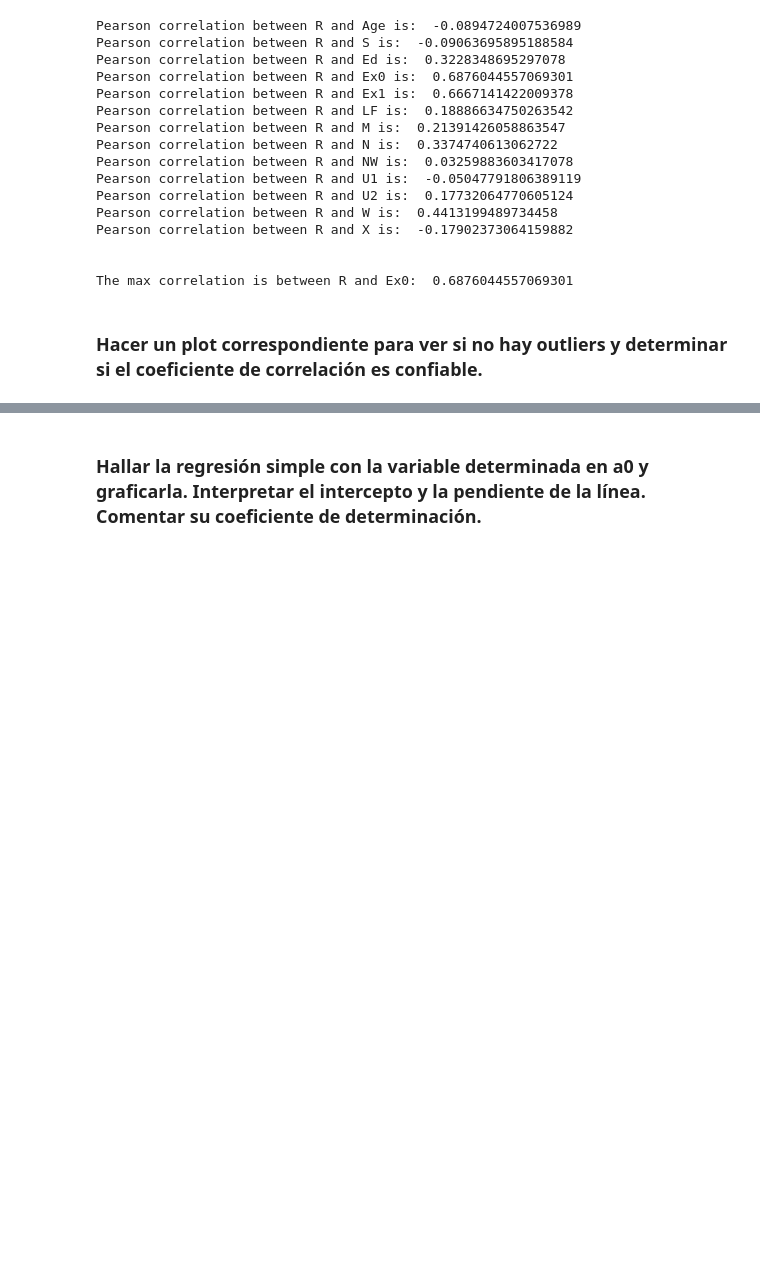
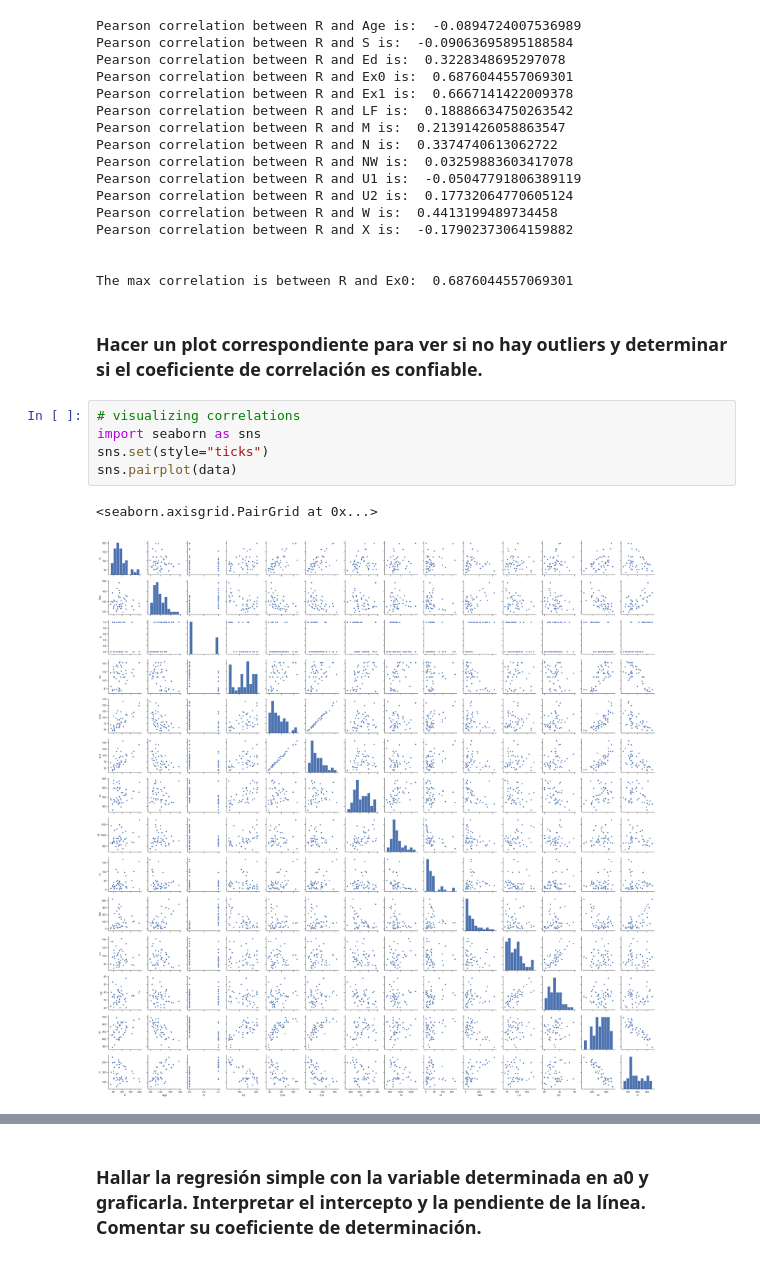
Before and after one commit to fdrio/Data_Mining, a Jupyter notebook: HW/HW2/Ex1_Crimen.ipynb, the cells around one changed output, grey strips where cells are left out. Drawn from its saved outputs; the diff is of its cells as text; blank space fills up the shorter version.

```diff
--- a/HW/HW2/Ex1_Crimen.ipynb
+++ b/HW/HW2/Ex1_Crimen.ipynb
@@ -86,3 +86,11 @@ Pearson correlation between R and X is:  -0.17902373064159882
 The max correlation is between R and Ex0:  0.6876044557069301
 # %% [markdown]
 ### Hacer un plot correspondiente para  ver si no hay outliers y determinar si el coeficiente de correlación es confiable.
+# %%
+# visualizing correlations
+import seaborn as sns
+sns.set(style="ticks")
+sns.pairplot(data)
+# %% [output]
+<seaborn.axisgrid.PairGrid at 0x...>
+[figure, added]
```
Also changed, not shown: parts of 2 cells of this notebook.
